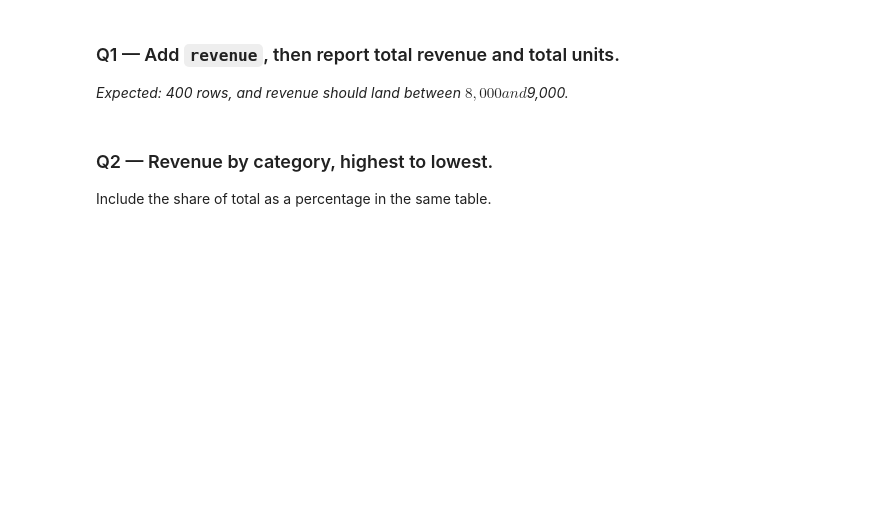
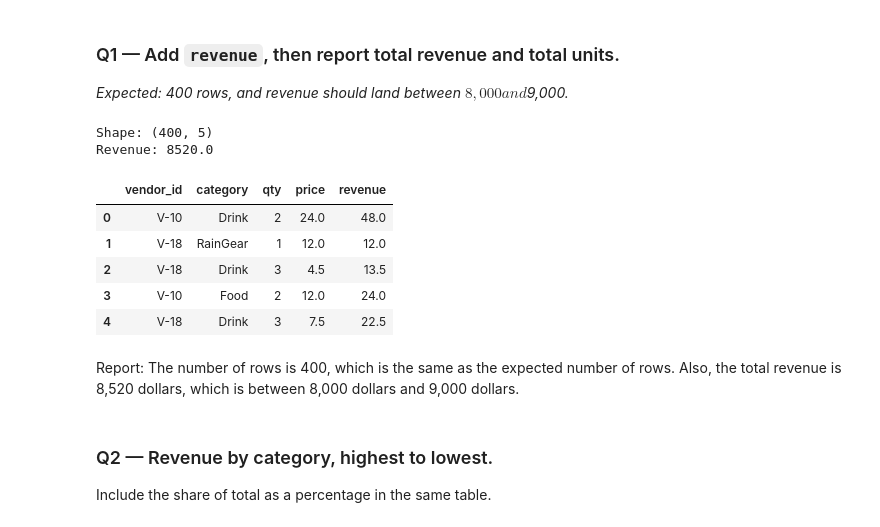
Before and after one commit to ekee7/ds2002-fa26, a Jupyter notebook: notebooks/03-pandas-cleaning/2026-09-18 — Pandas Challenge — Lab.ipynb, the cells around one changed output. Cells and saved outputs as stored; diff of their text form; code cells hidden in the pictures; blank space fills up the shorter version.

```diff
--- a/notebooks/03-pandas-cleaning/2026-09-18 — Pandas Challenge — Lab.ipynb
+++ b/notebooks/03-pandas-cleaning/2026-09-18 — Pandas Challenge — Lab.ipynb
@@ -29,6 +36,21 @@ df.head()
 *Expected: 400 rows, and revenue should land between $8,000 and $9,000.*
 # %%
 # TODO
+df['revenue'] = df['qty'] * df['price']
+print('Shape:', df.shape)
+print('Revenue:', df['revenue'].sum())
+df.head()
+# %% [output]
+Shape: (400, 5)
+Revenue: 8520.0
+|  | vendor_id | category | qty | price | revenue |
+| 0 | V-10 | Drink | 2 | 24.0 | 48.0 |
+| 1 | V-18 | RainGear | 1 | 12.0 | 12.0 |
+| 2 | V-18 | Drink | 3 | 4.5 | 13.5 |
+| 3 | V-10 | Food | 2 | 12.0 | 24.0 |
+| 4 | V-18 | Drink | 3 | 7.5 | 22.5 |
+# %% [markdown]
+Report: The number of rows is 400, which is the same as the expected number of rows. Also, the total revenue is 8,520 dollars, which is between 8,000 dollars and 9,000 dollars.
 # %% [markdown]
 ### Q2 — Revenue by category, highest to lowest.
 
```
Also changed, not shown: parts of 12 cells of this notebook.
